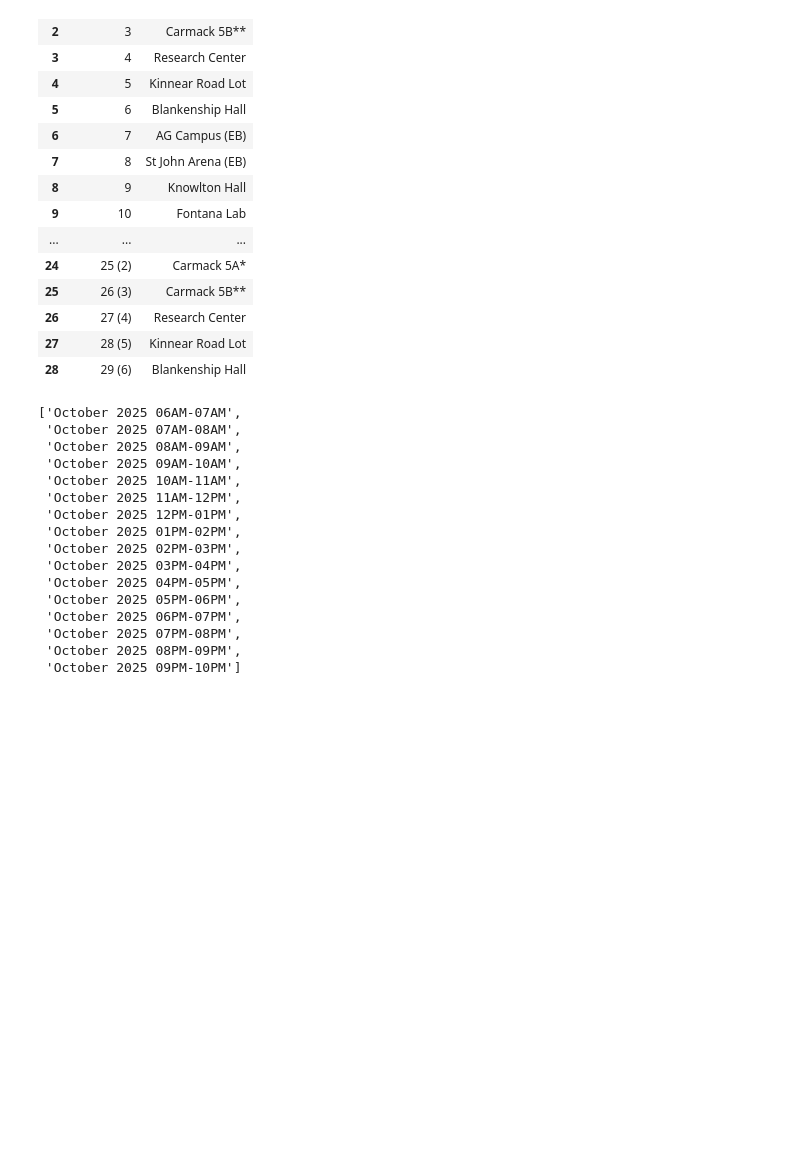
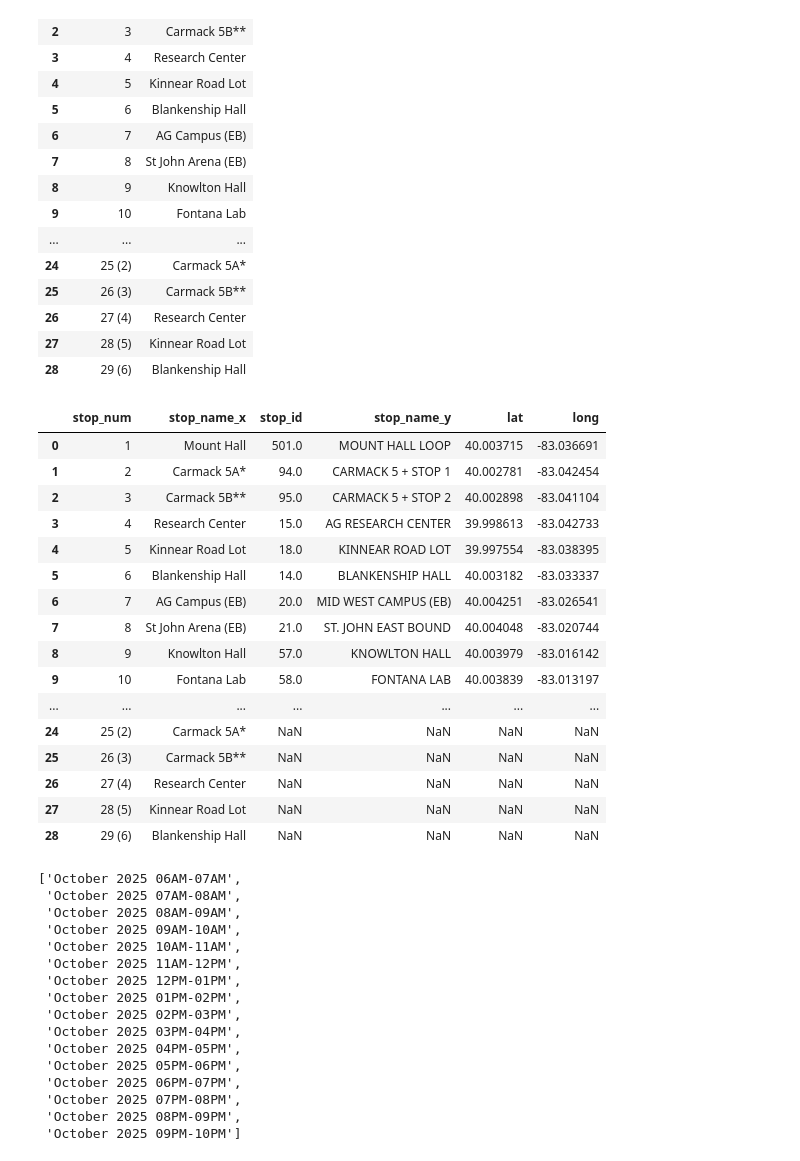
Before and after one commit to morgan1461/transportation-planning, a Jupyter notebook: od_pairs.ipynb, the cells around one changed output. Cells and saved outputs as stored; diff of their text form; code cells hidden in the pictures; blank space fills up the shorter version.

```diff
--- a/od_pairs.ipynb
+++ b/od_pairs.ipynb
@@ -376,6 +480,81 @@ stop_summary.head(50)
 | 26 | 27 (4) | Research Center |
 | 27 | 28 (5) | Kinnear Road Lot |
 | 28 | 29 (6) | Blankenship Hall |
+# %%
+# need to map the stop summary to the cc_locations with stop_ids ideally
+# unfortunately no common key here so will make a dict with mapping the stop IDs to the stop_num assigned by the transit lab
+# could potentially use the order here but going to rely on the mapping dict for now
+stop_id_to_stop_num = {
+    501: 1,
+    94: 2,
+    95: 3,
+    15: 4,
+    18: 5,
+    14: 6,
+    20: 7,
+    21: 8,
+    57: 9,
+    58: 10,
+    59: 11,
+    44: 12,
+    410: 13,
+    41: 14,
+    405: 15,
+    606: 16,
+    43: 17,
+    62: 19,
+    55: 20,
+    56: 21,
+    24: 22,
+    25: 23,
+}
+
+# any OD matrix labels 24-29 are carryover stops that should be normalized back to 1-6
+carryover_stop_alias = {
+    24: 1,
+    25: 2,
+    26: 3,
+    27: 4,
+    28: 5,
+    29: 6,
+}
+
+
+def normalize_stop_num(value):
+    """Map carryover OD labels back to the original stop numbers while leaving real stop IDs alone."""
+    if pd.isna(value):
+        return value
+    try:
+        num = int(float(value))
+    except (TypeError, ValueError):
+        return value
+    return carryover_stop_alias.get(num, num)
+
+
+# test mapping by merging the names together to ensure a match on all
+merged_locations = cc_locations_final.copy()
+merged_locations['stop_num'] = merged_locations['stop_id'].map(stop_id_to_stop_num)
+
+merge = stop_summary.merge(merged_locations, left_on='stop_num', right_on='stop_num', how='left')
+merge.head(30) # all of these are merged for the correct month
+# %% [output]
+|  | stop_num | stop_name_x | stop_id | stop_name_y | lat | long |
+| 0 | 1 | Mount Hall | 501.0 | MOUNT HALL LOOP | 40.003715 | -83.036691 |
+| 1 | 2 | Carmack 5A* | 94.0 | CARMACK 5 + STOP 1 | 40.002781 | -83.042454 |
+| 2 | 3 | Carmack 5B** | 95.0 | CARMACK 5 + STOP 2 | 40.002898 | -83.041104 |
+| 3 | 4 | Research Center | 15.0 | AG RESEARCH CENTER | 39.998613 | -83.042733 |
+| 4 | 5 | Kinnear Road Lot | 18.0 | KINNEAR ROAD LOT | 39.997554 | -83.038395 |
+| 5 | 6 | Blankenship Hall | 14.0 | BLANKENSHIP HALL | 40.003182 | -83.033337 |
+| 6 | 7 | AG Campus (EB) | 20.0 | MID WEST CAMPUS (EB) | 40.004251 | -83.026541 |
+| 7 | 8 | St John Arena (EB) | 21.0 | ST. JOHN EAST BOUND | 40.004048 | -83.020744 |
+| 8 | 9 | Knowlton Hall | 57.0 | KNOWLTON HALL | 40.003979 | -83.016142 |
+| 9 | 10 | Fontana Lab | 58.0 | FONTANA LAB | 40.003839 | -83.013197 |
+| ... | ... | ... | ... | ... | ... | ... |
+| 24 | 25 (2) | Carmack 5A* | NaN | NaN | NaN | NaN |
+| 25 | 26 (3) | Carmack 5B** | NaN | NaN | NaN | NaN |
+| 26 | 27 (4) | Research Center | NaN | NaN | NaN | NaN |
+| 27 | 28 (5) | Kinnear Road Lot | NaN | NaN | NaN | NaN |
+| 28 | 29 (6) | Blankenship Hall | NaN | NaN | NaN | NaN |
 # %%
 # set up and iterative process to go and grab OD matrices for each hour
 cc_data = pd.ExcelFile(test_case_path)
```
Also changed, not shown: parts of 13 cells of this notebook.
